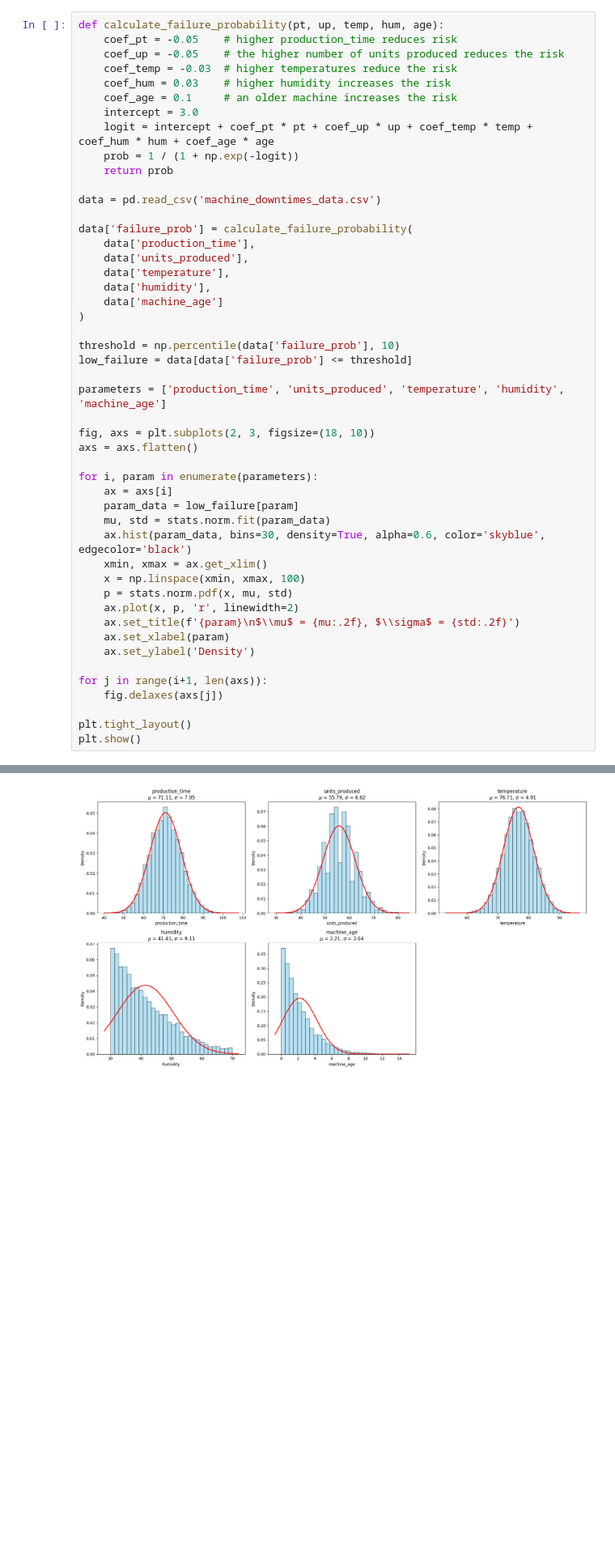
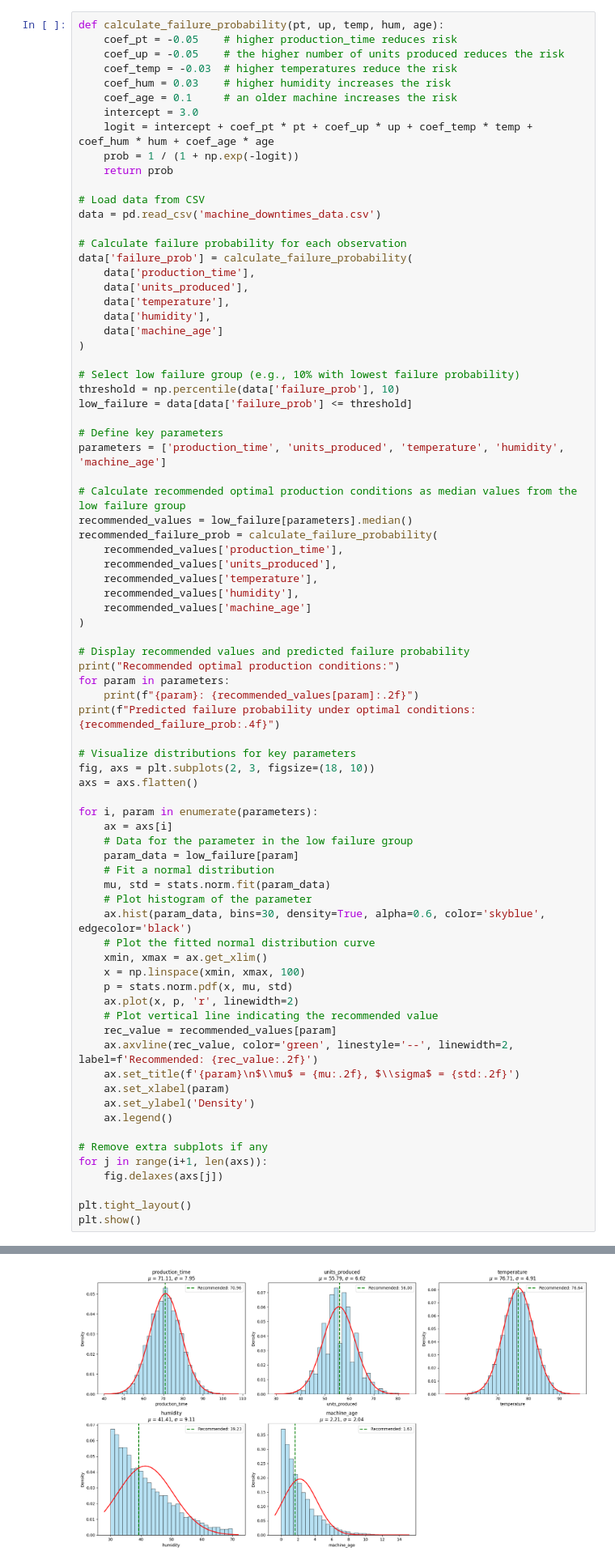
Before and after one commit to SwissDataInsights/Breakdown_analysis_of_machinery, a Jupyter notebook: breakdown analysis of machinery.ipynb, the cells around one changed output, grey strips where cells are left out. Shown: that part at 81% size. Drawn from its saved outputs; the diff is of its cells as text; blank space fills up the shorter version.

Commit message:
Optimal Conditions

```diff
--- a/breakdown analysis of machinery.ipynb
+++ b/breakdown analysis of machinery.ipynb
@@ -334,8 +334,10 @@ def calculate_failure_probability(pt, up, temp, hum, age):
     prob = 1 / (1 + np.exp(-logit))
     return prob
 
+# Load data from CSV
 data = pd.read_csv('machine_downtimes_data.csv')
 
+# Calculate failure probability for each observation
 data['failure_prob'] = calculate_failure_probability(
     data['production_time'],
     data['units_produced'],
@@ -344,27 +346,55 @@ data['failure_prob'] = calculate_failure_probability(
     data['machine_age']
 )
 
+# Select low failure group (e.g., 10% with lowest failure probability)
 threshold = np.percentile(data['failure_prob'], 10)
 low_failure = data[data['failure_prob'] <= threshold]
 
+# Define key parameters
 parameters = ['production_time', 'units_produced', 'temperature', 'humidity', 'machine_age']
 
+# Calculate recommended optimal production conditions as median values from the low failure group
+recommended_values = low_failure[parameters].median()
+recommended_failure_prob = calculate_failure_probability(
+    recommended_values['production_time'],
+    recommended_values['units_produced'],
+    recommended_values['temperature'],
+    recommended_values['humidity'],
+    recommended_values['machine_age']
+)
+
+# Display recommended values and predicted failure probability
+print("Recommended optimal production conditions:")
+for param in parameters:
+    print(f"{param}: {recommended_values[param]:.2f}")
+print(f"Predicted failure probability under optimal conditions: {recommended_failure_prob:.4f}")
+
+# Visualize distributions for key parameters
 fig, axs = plt.subplots(2, 3, figsize=(18, 10))
 axs = axs.flatten()
 
 for i, param in enumerate(parameters):
     ax = axs[i]
+    # Data for the parameter in the low failure group
     param_data = low_failure[param]
+    # Fit a normal distribution
     mu, std = stats.norm.fit(param_data)
+    # Plot histogram of the parameter
     ax.hist(param_data, bins=30, density=True, alpha=0.6, color='skyblue', edgecolor='black')
+    # Plot the fitted normal distribution curve
     xmin, xmax = ax.get_xlim()
     x = np.linspace(xmin, xmax, 100)
     p = stats.norm.pdf(x, mu, std)
     ax.plot(x, p, 'r', linewidth=2)
+    # Plot vertical line indicating the recommended value
+    rec_value = recommended_values[param]
+    ax.axvline(rec_value, color='green', linestyle='--', linewidth=2, label=f'Recommended: {rec_value:.2f}')
     ax.set_title(f'{param}\n$\\mu$ = {mu:.2f}, $\\sigma$ = {std:.2f}')
     ax.set_xlabel(param)
     ax.set_ylabel('Density')
+    ax.legend()
 
+# Remove extra subplots if any
 for j in range(i+1, len(axs)):
     fig.delaxes(axs[j])
 
@@ -374,4 +411,4 @@ plt.show()
-[figure, old version]
+[figure, new version]
 # %% [markdown]
 What is the result of this in practice?
 
```
Also changed, not shown: parts of 5 cells of this notebook, 1 other file.
